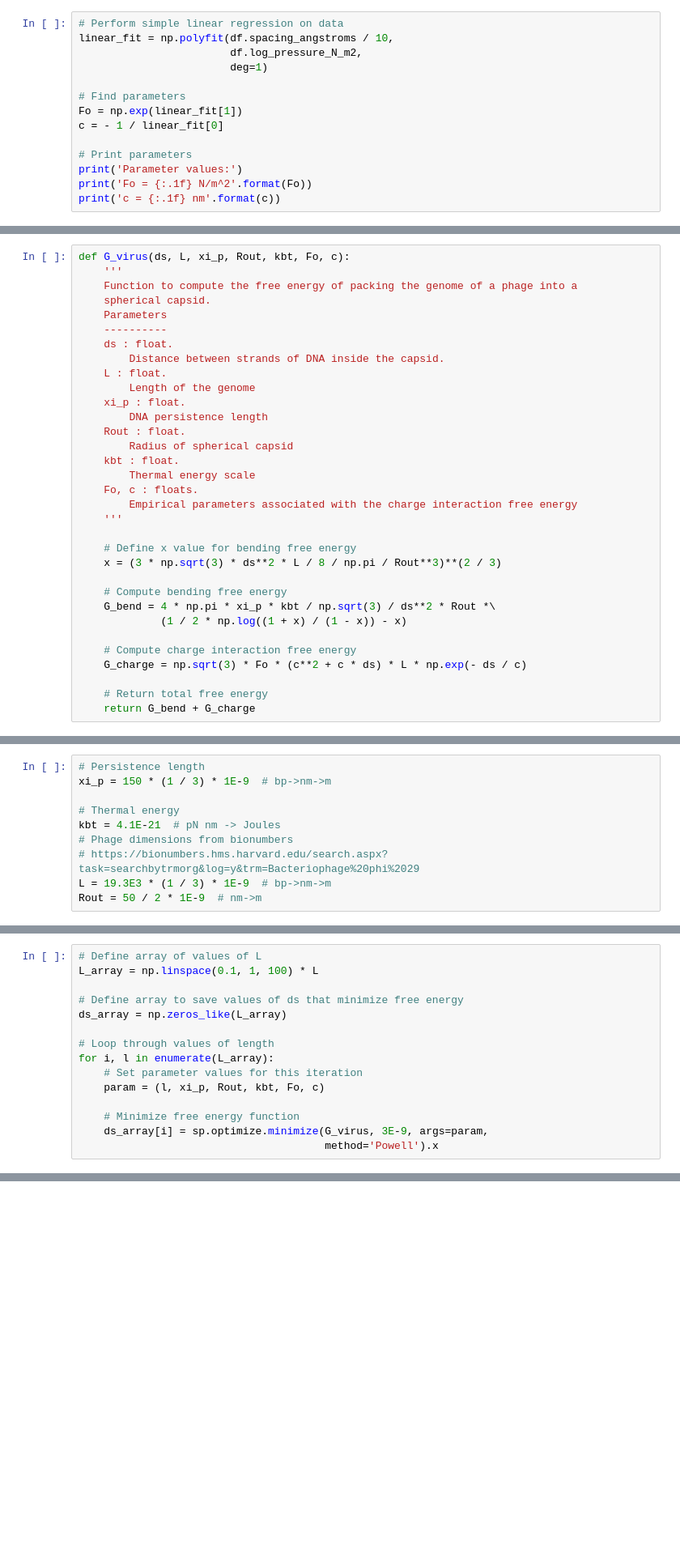
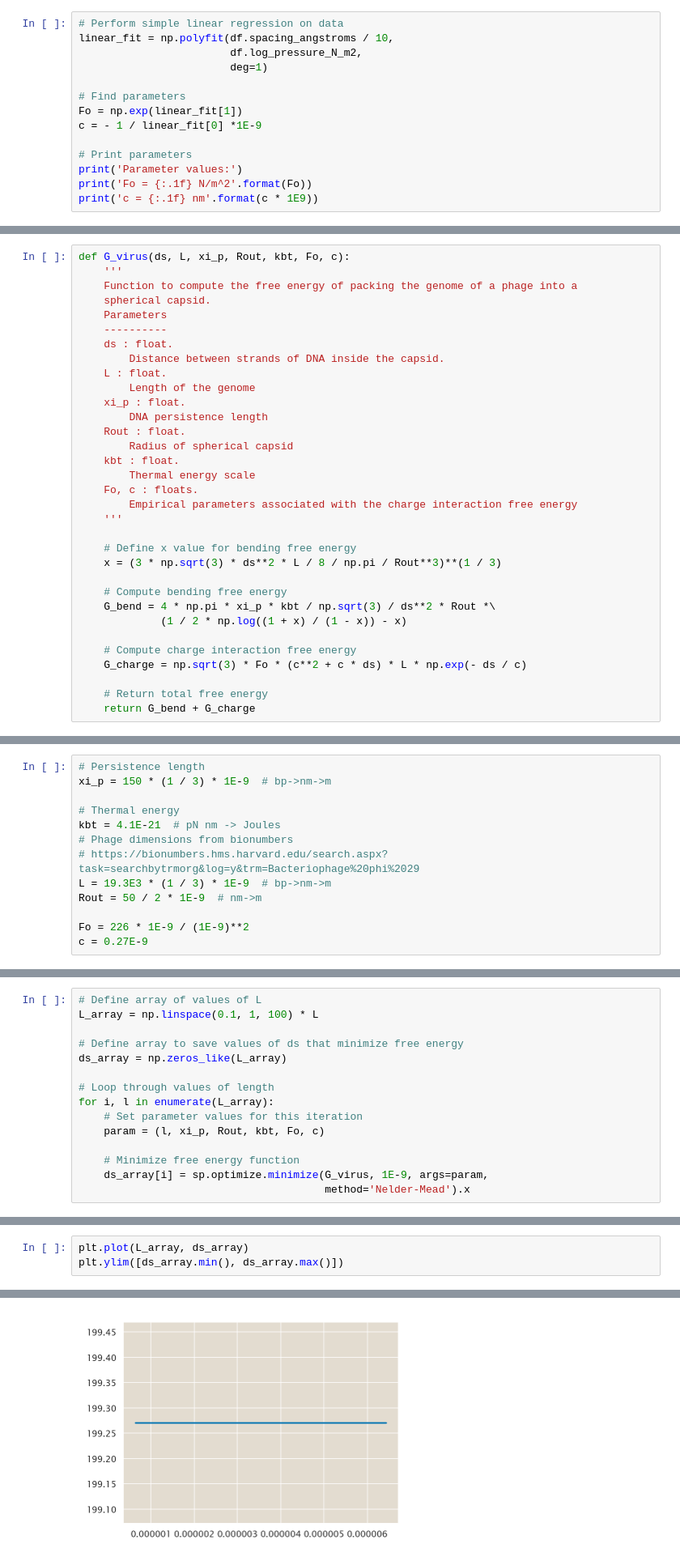
Before and after one commit to mrazomej/pboc, a Jupyter notebook: src/chapter_10.ipynb, the cells around one changed output, grey strips where cells are left out. Shown at 81% size. Saved outputs shown, nothing was run; the diff lists cells and outputs as text; blank space fills up the shorter version.

```diff
--- a/src/chapter_10.ipynb
+++ b/src/chapter_10.ipynb
@@ -184,12 +184,12 @@ linear_fit = np.polyfit(df.spacing_angstroms / 10,
 
 # Find parameters
 Fo = np.exp(linear_fit[1])
-c = - 1 / linear_fit[0]
+c = - 1 / linear_fit[0] *1E-9
 
 # Print parameters
 print('Parameter values:')
 print('Fo = {:.1f} N/m^2'.format(Fo))
-print('c = {:.1f} nm'.format(c))
+print('c = {:.1f} nm'.format(c * 1E9))
 # %% [output]
 Parameter values:
 Fo = 2114.0 N/m^2
@@ -277,7 +277,7 @@ def G_virus(ds, L, xi_p, Rout, kbt, Fo, c):
     '''
 
     # Define x value for bending free energy
-    x = (3 * np.sqrt(3) * ds**2 * L / 8 / np.pi / Rout**3)**(2 / 3)
+    x = (3 * np.sqrt(3) * ds**2 * L / 8 / np.pi / Rout**3)**(1 / 3)
 
     # Compute bending free energy
     G_bend = 4 * np.pi * xi_p * kbt / np.sqrt(3) / ds**2 * Rout *\
@@ -300,6 +304,9 @@ kbt = 4.1E-21  # pN nm -> Joules
 # https://bionumbers.hms.harvard.edu/search.aspx?task=searchbytrmorg&log=y&trm=Bacteriophage%20phi%2029
 L = 19.3E3 * (1 / 3) * 1E-9  # bp->nm->m
 Rout = 50 / 2 * 1E-9  # nm->m
+
+Fo = 226 * 1E-9 / (1E-9)**2
+c = 0.27E-9
 # %% [markdown]
 Now we can use a minimization routine from `scipy` to systematically find the value of $d_s$ that minimizes the free energy as a function of $L$.
 # %%
@@ -315,5 +322,5 @@ for i, l in enumerate(L_array):
     param = (l, xi_p, Rout, kbt, Fo, c)
 
     # Minimize free energy function
-    ds_array[i] = sp.optimize.minimize(G_virus, 3E-9, args=param,
-                                       method='Powell').x
+    ds_array[i] = sp.optimize.minimize(G_virus, 1E-9, args=param,
+                                       method='Nelder-Mead').x
@@ -339,0 +331,4 @@ array([199.27053004, 199.27053004, 199.27053004, 199.27053004,
+# %%
+plt.plot(L_array, ds_array)
+plt.ylim([ds_array.min(), ds_array.max()])
+# %% [output]
@@ -339,0 +339 @@ array([199.27053004, 199.27053004, 199.27053004, 199.27053004,
+[figure, added]
```
Also changed, not shown: parts of 7 cells of this notebook.
